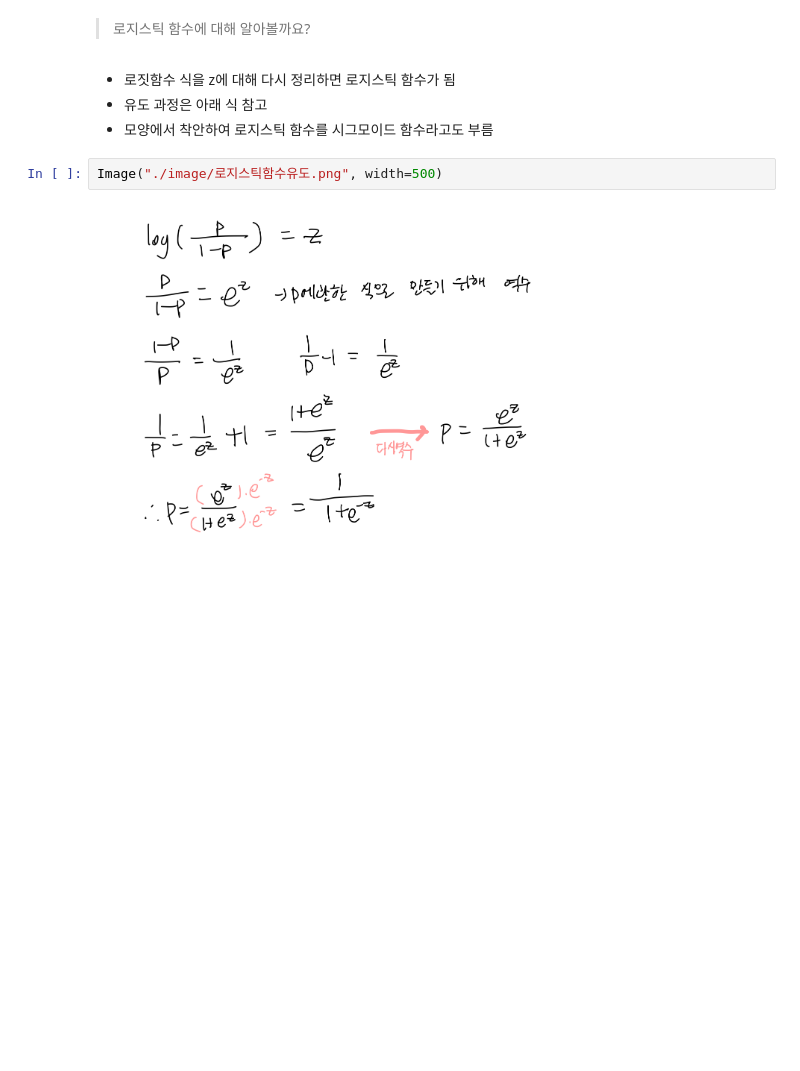
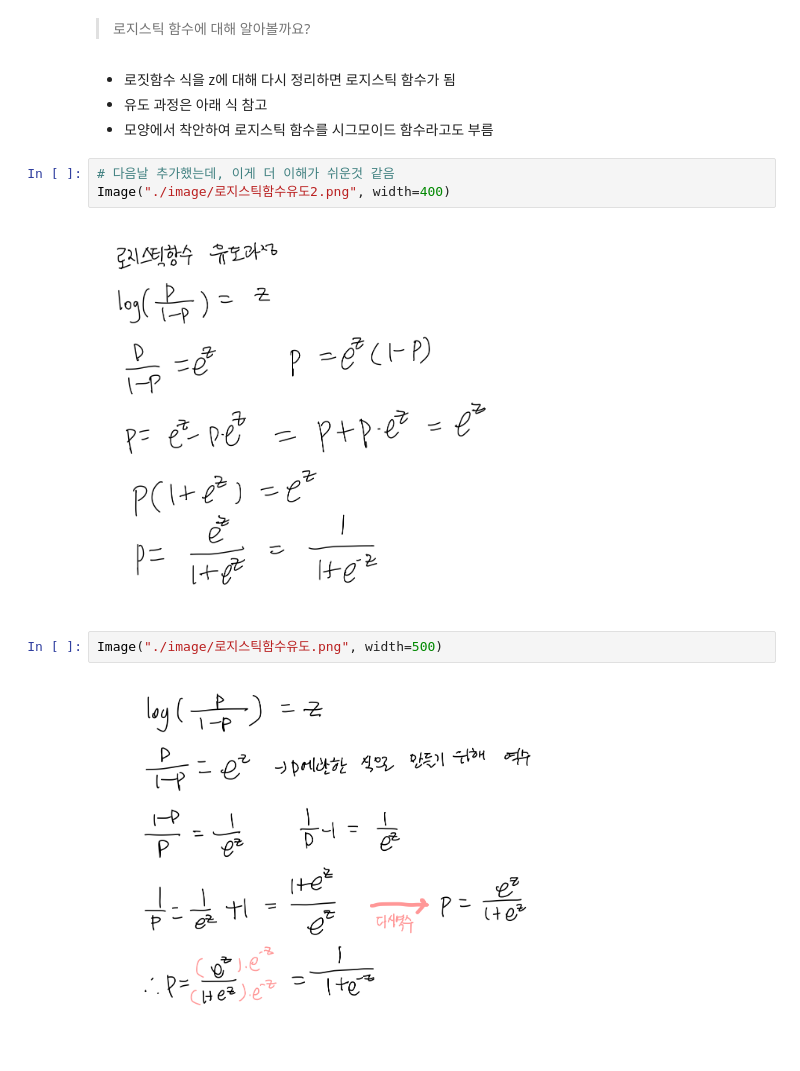
Before and after one commit to p5653ceb/eunice1204, a Jupyter notebook: 04.분류하는_뉴런을_만듭니다_이진분류.ipynb, the cells around one changed output. Saved outputs shown, nothing was run; the diff lists cells and outputs as text; blank space fills up the shorter version.

```diff
--- a/04.분류하는_뉴런을_만듭니다_이진분류.ipynb
+++ b/04.분류하는_뉴런을_만듭니다_이진분류.ipynb
@@ -114,6 +114,11 @@ Image("https://upload.wikimedia.org/wikipedia/commons/thumb/8/88/Logistic-curve.
 - 로짓함수 식을 z에 대해 다시 정리하면 로지스틱 함수가 됨
 - 유도 과정은 아래 식 참고
 - 모양에서 착안하여 로지스틱 함수를 시그모이드 함수라고도 부름
+# %%
+# 다음날 추가했는데, 이게 더 이해가 쉬운것 같음
+Image("./image/로지스틱함수유도2.png", width=400)
+# %% [output]
+[figure, added]
 # %%
 Image("./image/로지스틱함수유도.png", width=500)
 # %% [output]
```
Also changed, not shown: parts of 102 cells of this notebook.
